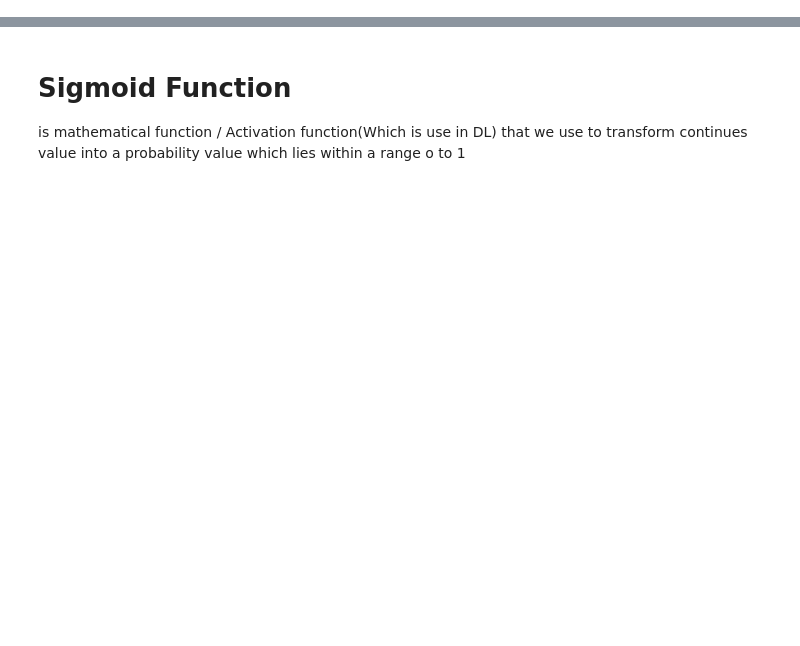
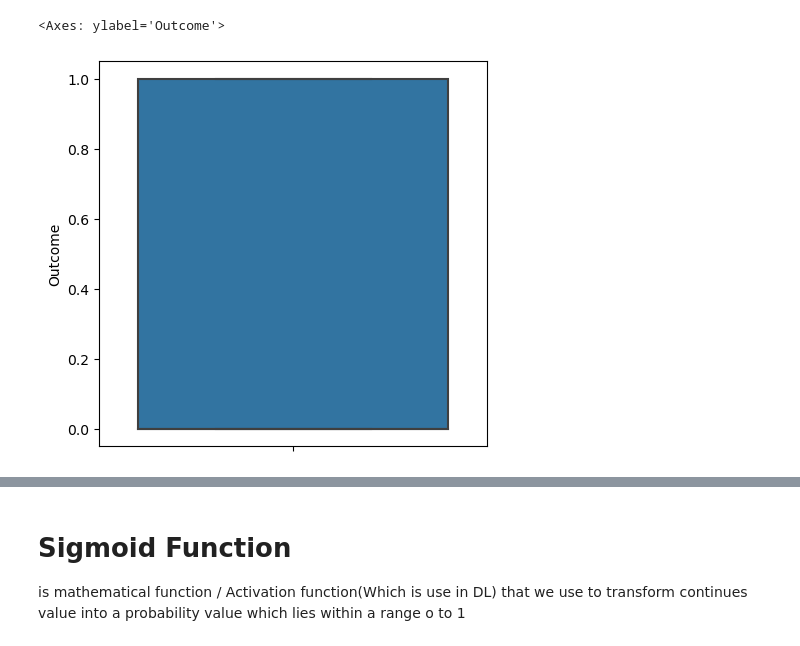
Before and after one commit to MJanbandhu/OnlyPractice, a Jupyter notebook: Machine_Learning/LogisticRegression/Try Logistic Regression.ipynb, the cells around one changed output, grey strips where cells are left out. Cells and saved outputs as stored; diff of their text form; code cells hidden in the pictures; blank space fills up the shorter version.

```diff
--- a/Machine_Learning/LogisticRegression/Try Logistic Regression.ipynb
+++ b/Machine_Learning/LogisticRegression/Try Logistic Regression.ipynb
@@ -0,0 +299,6 @@
+# %%
+plt.figure(figsize=(5,5))
+snb.boxplot(data=data, y='Outcome')
+# %% [output]
+<Axes: ylabel='Outcome'>
+[figure, added]
```
Also changed, not shown: parts of 102 cells of this notebook, 2 other files.
